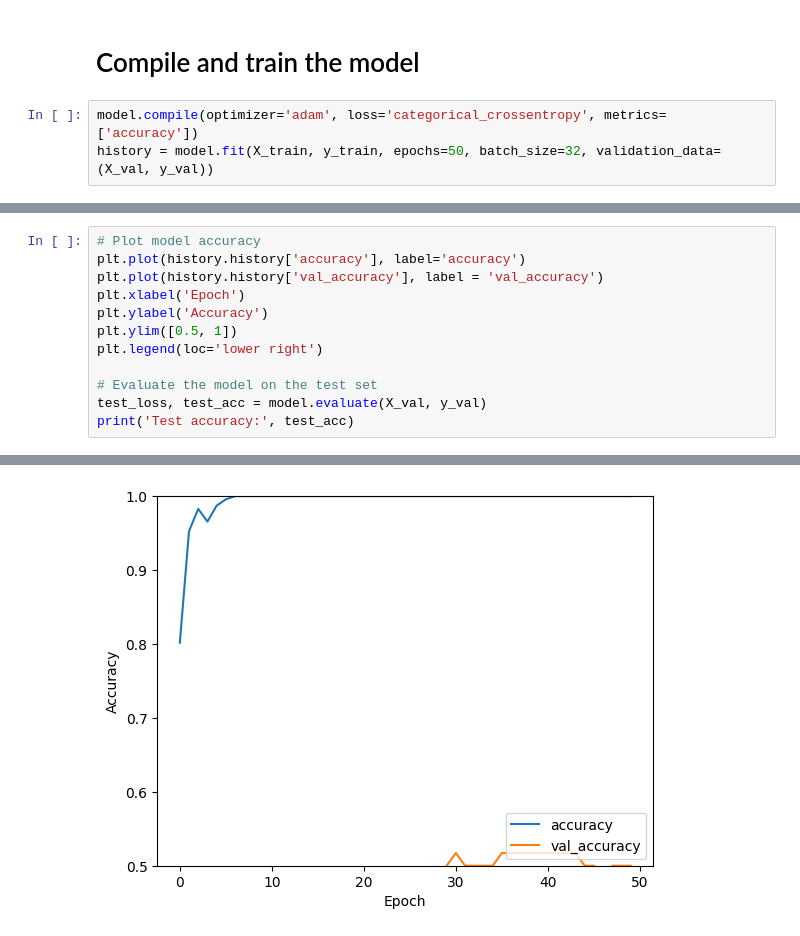
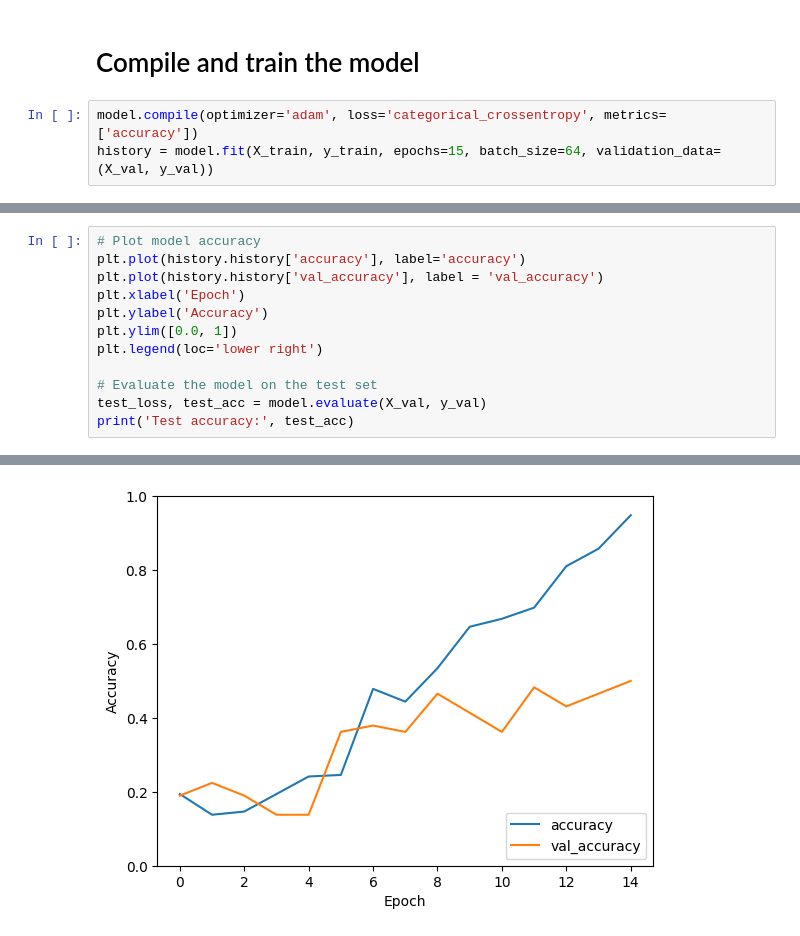
Before and after one commit to JeremyKrick/ComposerNet, a Jupyter notebook: ComposerNet_jeremy.ipynb, the cells around one changed output, grey strips where cells are left out. Cells and saved outputs as stored; diff of their text form.

```diff
--- a/ComposerNet_jeremy.ipynb
+++ b/ComposerNet_jeremy.ipynb
@@ -336,5 +346,5 @@ _________________________________________________________________
 # Compile and train the model
 # %%
 model.compile(optimizer='adam', loss='categorical_crossentropy', metrics=['accuracy'])
-history = model.fit(X_train, y_train, epochs=50, batch_size=32, validation_data=(X_val, y_val))
+history = model.fit(X_train, y_train, epochs=15, batch_size=64, validation_data=(X_val, y_val))
 # %% [output]
@@ -361,7 +371,7 @@ plt.plot(history.history['accuracy'], label='accuracy')
 plt.plot(history.history['val_accuracy'], label = 'val_accuracy')
 plt.xlabel('Epoch')
 plt.ylabel('Accuracy')
-plt.ylim([0.5, 1])
+plt.ylim([0.0, 1])
 plt.legend(loc='lower right')
 
 # Evaluate the model on the test set
@@ -372,3 +382,3 @@ print('Test accuracy:', test_acc)
 Test accuracy: 0.5
-[figure, old version]
+[figure, new version]
 # %%
```
Also changed, not shown: parts of 6 cells of this notebook.
